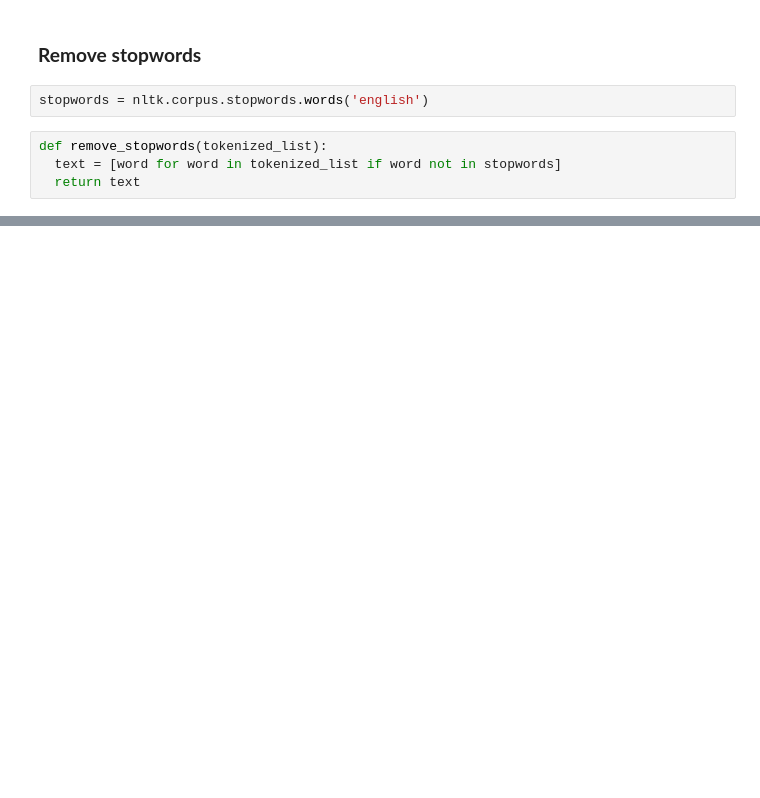
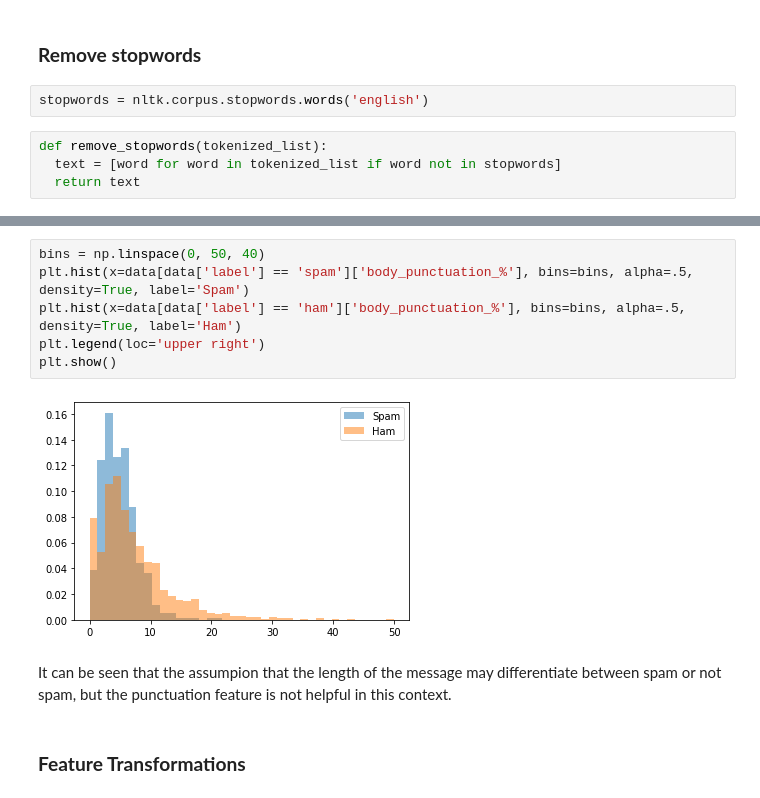
Before and after one commit to andreibuiciuc/NLP-Projects, a Jupyter notebook: nlp_basics.ipynb, the cells around one changed output, grey strips where cells are left out. Saved outputs shown, nothing was run; the diff lists cells and outputs as text; blank space fills up the shorter version.

```diff
--- a/nlp_basics.ipynb
+++ b/nlp_basics.ipynb
@@ -115,0 +401,12 @@ data.head()
+# %%
+bins = np.linspace(0, 50, 40)
+plt.hist(x=data[data['label'] == 'spam']['body_punctuation_%'], bins=bins, alpha=.5, density=True, label='Spam')
+plt.hist(x=data[data['label'] == 'ham']['body_punctuation_%'], bins=bins, alpha=.5, density=True, label='Ham')
+plt.legend(loc='upper right')
+plt.show()
+# %% [output]
+[figure, added]
+# %% [markdown]
+It can be seen that the assumpion that the length of the message may differentiate between spam or not spam, but the punctuation feature is not helpful in this context.
+# %% [markdown]
+### **Feature Transformations**
```
Also changed, not shown: parts of 61 cells of this notebook.
